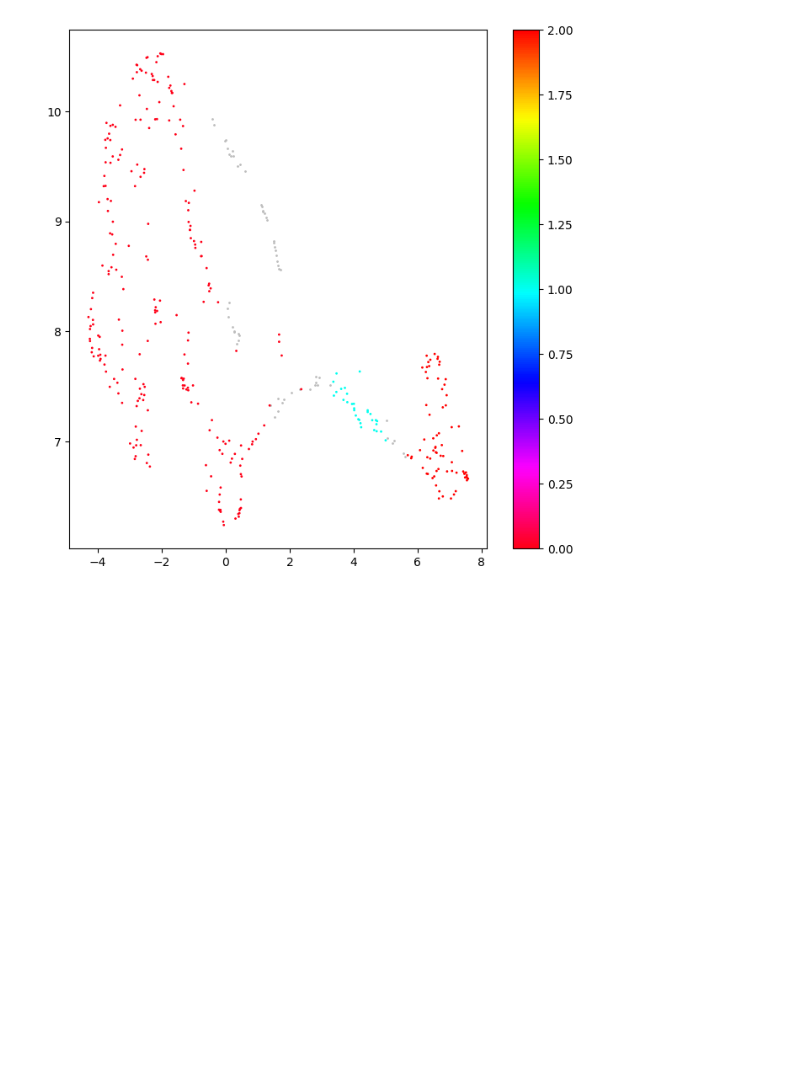
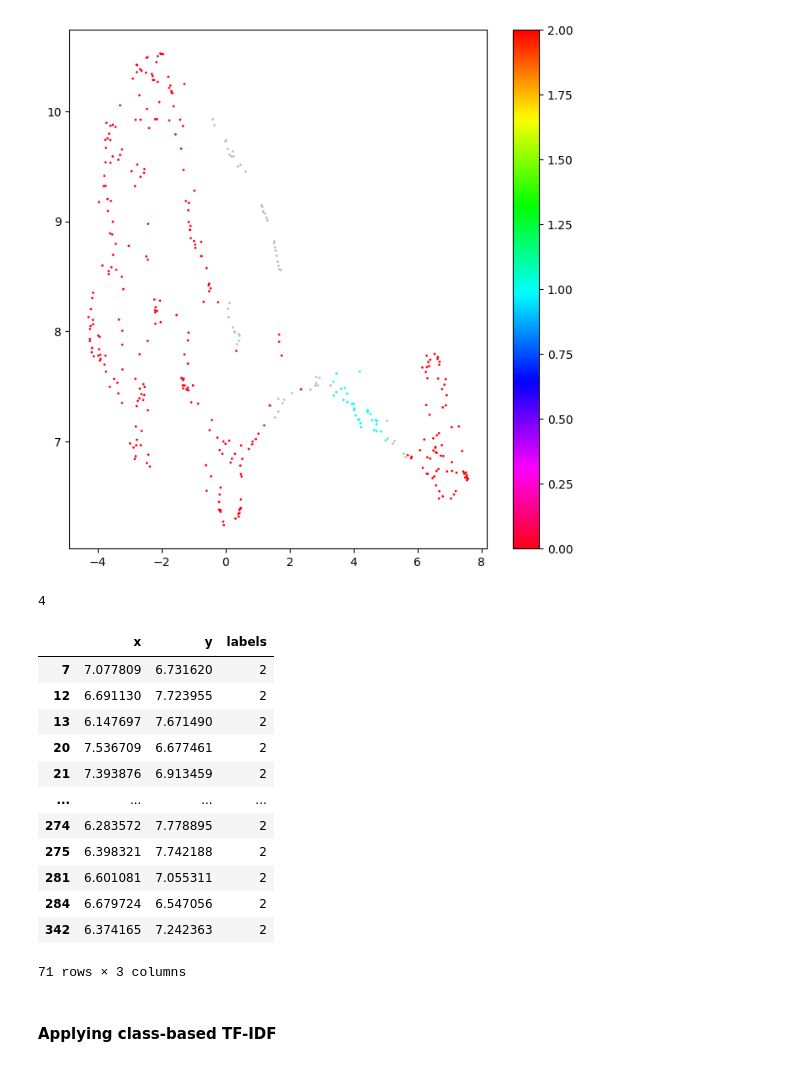
Before and after one commit to booktrackerGirl/Data-wrangling-and-analysis, a Jupyter notebook: Goggle Scholar Search/arXiv_analysis.ipynb, the cells around one changed output. Drawn from its saved outputs; the diff is of its cells as text; code cells hidden in the pictures; blank space fills up the shorter version.

```diff
--- a/Goggle Scholar Search/arXiv_analysis.ipynb
+++ b/Goggle Scholar Search/arXiv_analysis.ipynb
@@ -539,3 +539,25 @@ plt.colorbar()
 # %% [output]
 <matplotlib.colorbar.Colorbar at 0x...>
 [figure]
+# %%
+len(result.labels.unique())
+# %% [output]
+4
+# %%
+result[result.labels==2]
+# %% [output]
+|  | x | y | labels |
+| 7 | 7.077809 | 6.731620 | 2 |
+| 12 | 6.691130 | 7.723955 | 2 |
+| 13 | 6.147697 | 7.671490 | 2 |
+| 20 | 7.536709 | 6.677461 | 2 |
+| 21 | 7.393876 | 6.913459 | 2 |
+| ... | ... | ... | ... |
+| 274 | 6.283572 | 7.778895 | 2 |
+| 275 | 6.398321 | 7.742188 | 2 |
+| 281 | 6.601081 | 7.055311 | 2 |
+| 284 | 6.679724 | 6.547056 | 2 |
+| 342 | 6.374165 | 7.242363 | 2 |
+71 rows × 3 columns
+# %% [markdown]
+#### Applying class-based TF-IDF
```
Also changed, not shown: parts of 5 cells of this notebook.
